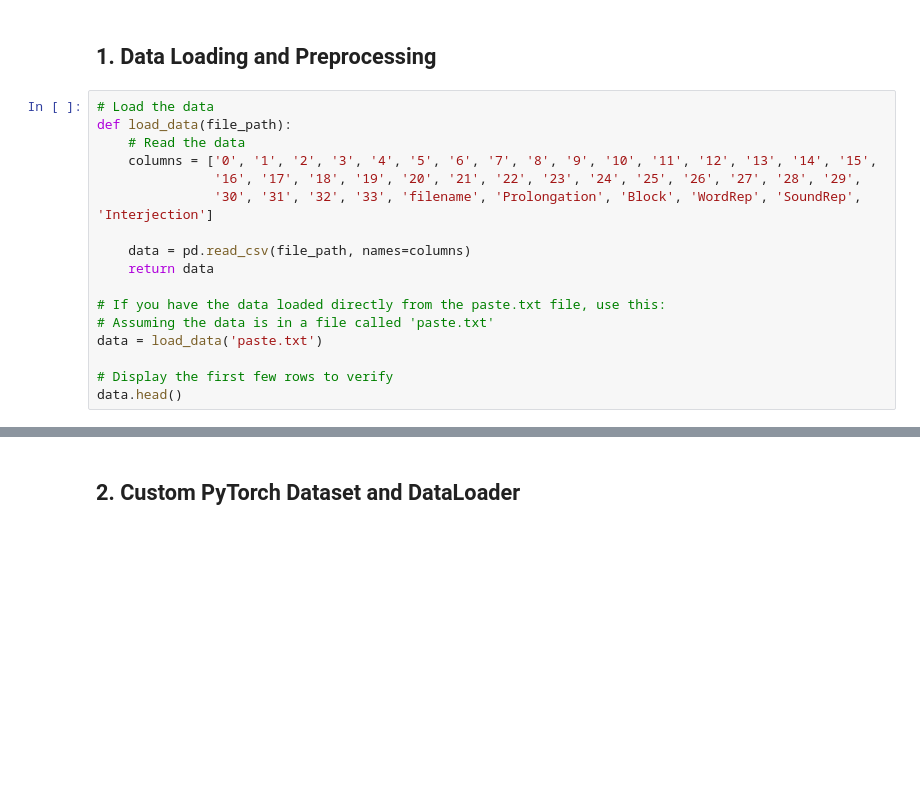
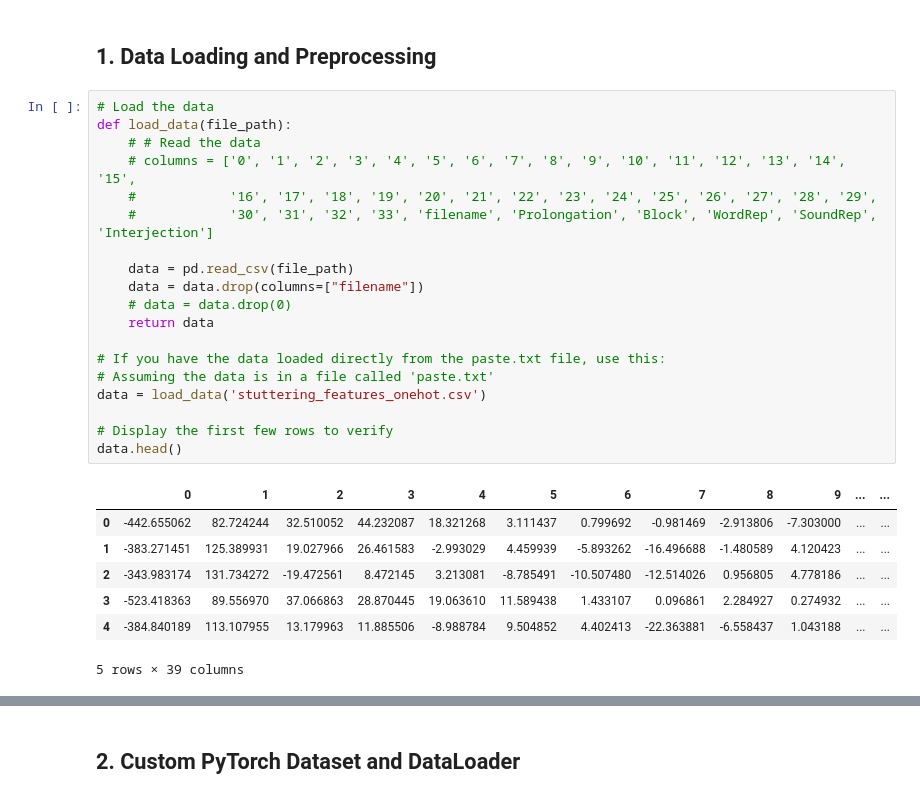
Before and after one commit to ishaangarg9/ml-stuttering-events-dataset, a Jupyter notebook: audio-multilabel-classification.ipynb, the cells around one changed output, grey strips where cells are left out. Saved outputs shown, nothing was run; the diff lists cells and outputs as text; blank space fills up the shorter version.

```diff
--- a/audio-multilabel-classification.ipynb
+++ b/audio-multilabel-classification.ipynb
@@ -32,17 +34,27 @@ torch.manual_seed(42)
 # %%
 # Load the data
 def load_data(file_path):
-    # Read the data
-    columns = ['0', '1', '2', '3', '4', '5', '6', '7', '8', '9', '10', '11', '12', '13', '14', '15',
-               '16', '17', '18', '19', '20', '21', '22', '23', '24', '25', '26', '27', '28', '29',
-               '30', '31', '32', '33', 'filename', 'Prolongation', 'Block', 'WordRep', 'SoundRep', 'Interjection']
+    # # Read the data
+    # columns = ['0', '1', '2', '3', '4', '5', '6', '7', '8', '9', '10', '11', '12', '13', '14', '15',
+    #            '16', '17', '18', '19', '20', '21', '22', '23', '24', '25', '26', '27', '28', '29',
+    #            '30', '31', '32', '33', 'filename', 'Prolongation', 'Block', 'WordRep', 'SoundRep', 'Interjection']
 
-    data = pd.read_csv(file_path, names=columns)
+    data = pd.read_csv(file_path)
+    data = data.drop(columns=["filename"])
+    # data = data.drop(0)
     return data
 
 # If you have the data loaded directly from the paste.txt file, use this:
 # Assuming the data is in a file called 'paste.txt'
-data = load_data('paste.txt')
+data = load_data('stuttering_features_onehot.csv')
 
 # Display the first few rows to verify
 data.head()
+# %% [output]
+|  | 0 | 1 | 2 | 3 | 4 | 5 | 6 | 7 | 8 | 9 | ... | ... |
+| 0 | -442.655062 | 82.724244 | 32.510052 | 44.232087 | 18.321268 | 3.111437 | 0.799692 | -0.981469 | -2.913806 | -7.303000 | ... | ... |
+| 1 | -383.271451 | 125.389931 | 19.027966 | 26.461583 | -2.993029 | 4.459939 | -5.893262 | -16.496688 | -1.480589 | 4.120423 | ... | ... |
+| 2 | -343.983174 | 131.734272 | -19.472561 | 8.472145 | 3.213081 | -8.785491 | -10.507480 | -12.514026 | 0.956805 | 4.778186 | ... | ... |
+| 3 | -523.418363 | 89.556970 | 37.066863 | 28.870445 | 19.063610 | 11.589438 | 1.433107 | 0.096861 | 2.284927 | 0.274932 | ... | ... |
+| 4 | -384.840189 | 113.107955 | 13.179963 | 11.885506 | -8.988784 | 9.504852 | 4.402413 | -22.363881 | -6.558437 | 1.043188 | ... | ... |
+5 rows × 39 columns
```
Also changed, not shown: parts of 12 cells of this notebook.
